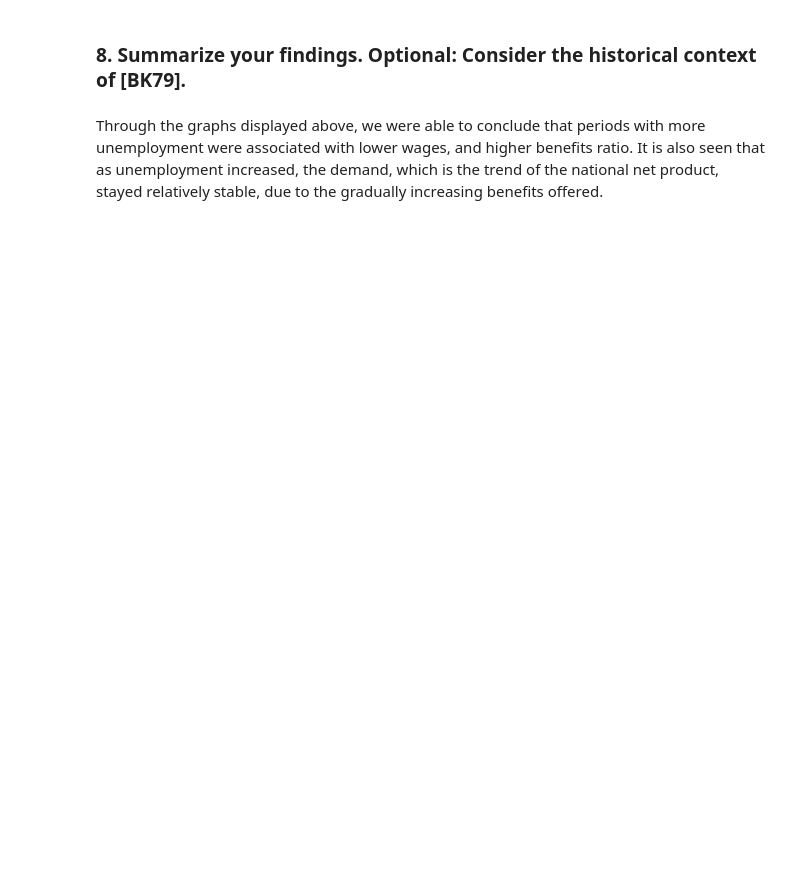
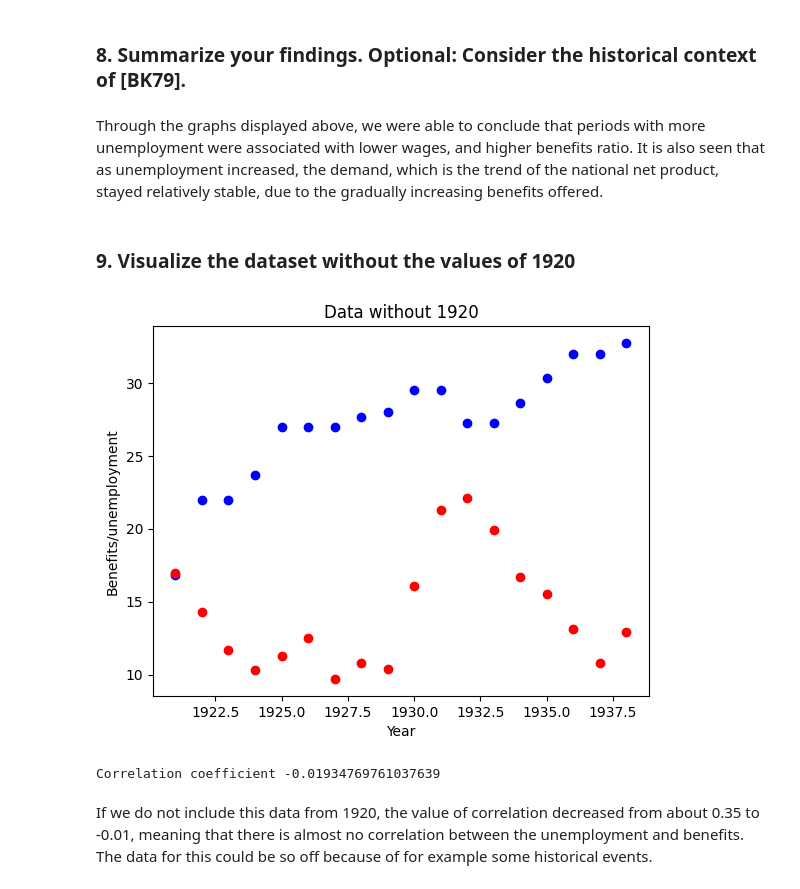
Before and after one commit to wojozera/data_visualization, a Jupyter notebook: lab1/lab1_task3.ipynb, the cells around one changed output. Cells and saved outputs as stored; diff of their text form; code cells hidden in the pictures; blank space fills up the shorter version.

```diff
--- a/lab1/lab1_task3.ipynb
+++ b/lab1/lab1_task3.ipynb
@@ -227,3 +227,27 @@ Correlation of UNEMPLOYMENT with DEMAND:  -0.824705813805711
 ### 8. Summarize your findings. Optional: Consider the historical context of [BK79].
 # %% [markdown]
 Through the graphs displayed above, we were able to conclude that periods with more unemployment were associated with lower wages, and higher benefits ratio. It is also seen that as unemployment increased, the demand, which is the trend of the national net product, stayed relatively stable, due to the gradually increasing benefits offered.
+# %% [markdown]
+### 9. Visualize the dataset without the values of 1920
+# %%
+column_year_without_outlier = column_year[1:]
+column_benefits_without_outlier = column_benefits[1:]
+column_unemp_without_outlier = column_unemp[1:]
+
+plt.plot(column_year_without_outlier, column_benefits_without_outlier, 'o',color='blue')
+plt.plot(column_year_without_outlier, column_unemp_without_outlier, 'o', color='red')
+# Adding labels, title, and legend
+plt.xlabel('Year')
+plt.ylabel('Benefits/unemployment')
+plt.title('Data without 1920')
+# Display the plot
+plt.show()
+
+#calculate corelation coefficient once again
+correlation_coefficient = np.corrcoef(column_unemp_without_outlier, column_benefits_without_outlier)[0, 1]
+print('Correlation coefficient',correlation_coefficient)
+# %% [output]
+[figure, added]
+Correlation coefficient -0.01934769761037639
+# %% [markdown]
+If we do not include this data from 1920, the value of correlation decreased from about 0.35 to -0.01, meaning that there is almost no correlation between the unemployment and benefits. The data for this could be so off because of for example some historical events.
```
Also changed, not shown: parts of 3 cells of this notebook.
